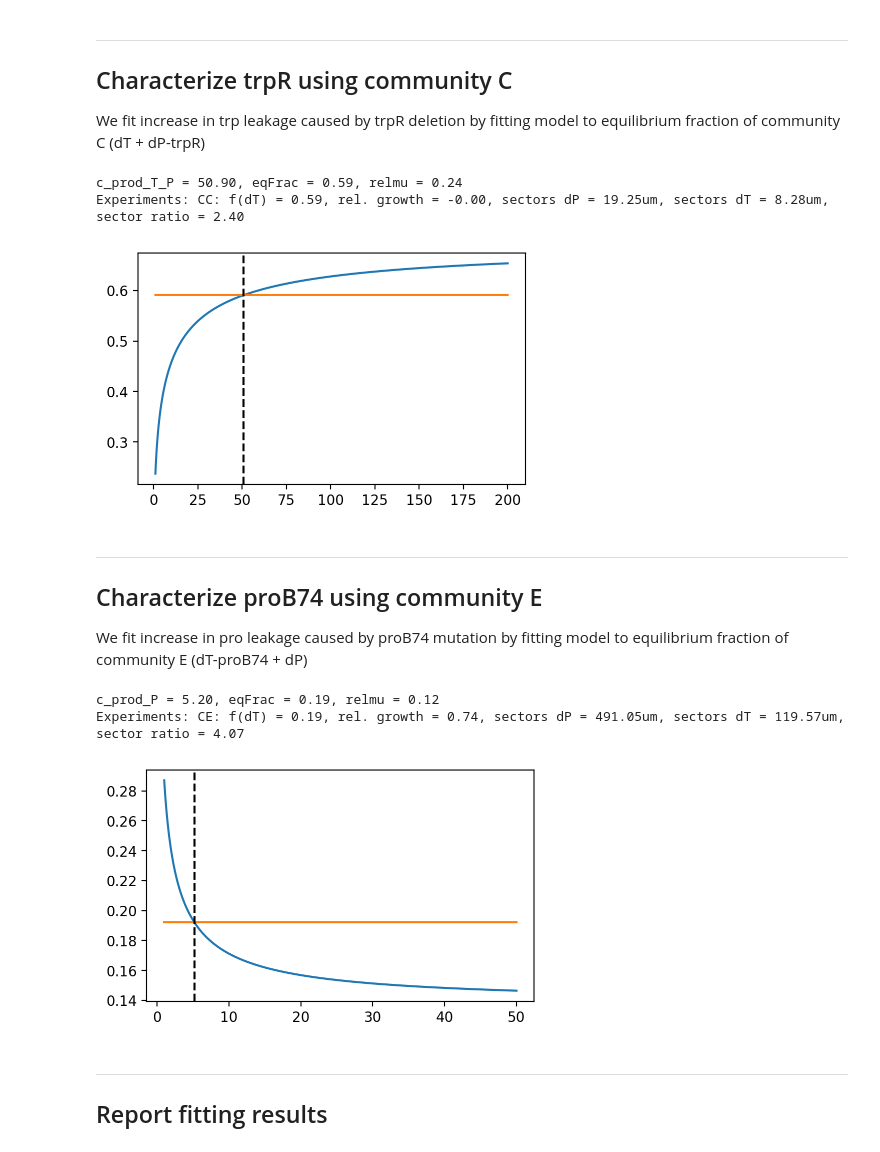
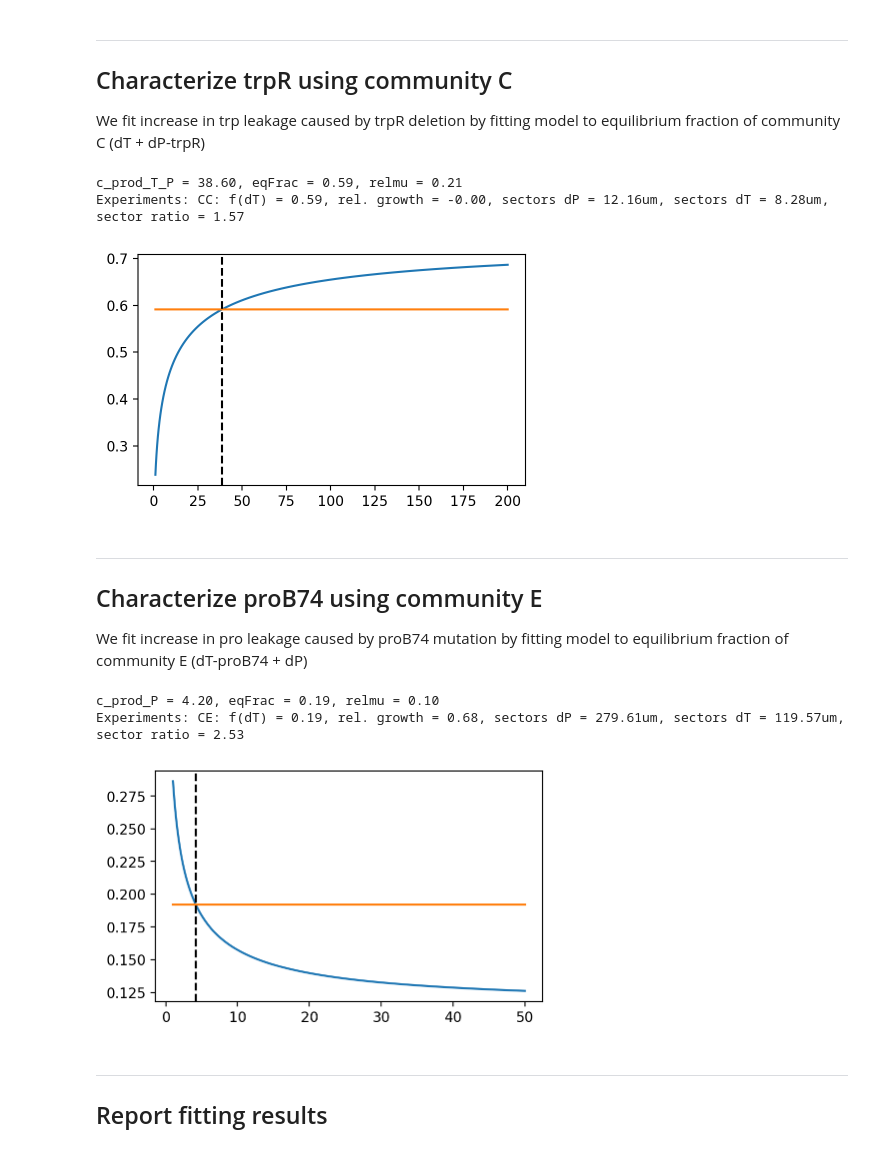
Before and after one commit to simonvanvliet/AuxotrophRangeExpansionModel, a Jupyter notebook: fit_parameters_range_expansion.ipynb, the cells around one changed output. Cells and saved outputs as stored; diff of their text form; code cells hidden in the pictures.

```diff
--- a/fit_parameters_range_expansion.ipynb
+++ b/fit_parameters_range_expansion.ipynb
@@ -64,11 +68,7 @@ df_mean.head(n=9)
 def report_data(df, condition):
     '''Report data for a given condition'''
     df_sum = df[df['Condition']==condition]
-
-    rel_growth = df_sum["Width"].mean()  / df.loc[df['Condition']=='WT']['Width'].mean()
-    sector_ratio = np.mean(df_sum['dP_patch'] / df_sum['dT_patch'])
-
-    print(f"Experiments: C{condition:s}: f(dT) = {df_sum['Ratio'].mean() :.2f}, rel. growth = {rel_growth:.2f}, sectors dP = {df_sum['dP_patch'].mean() :.2f}um, sectors dT = {df_sum['dT_patch'].mean() :.2f}um, sector ratio = {sector_ratio:.2f}")
+    print(f"Experiments: C{condition:s}: f(dT) = {df_sum['Ratio'].mean():.2f}, rel. growth = {df_sum['rel_growth'].mean():.2f}, sectors dP = {df_sum['dP_patch'].mean():.2f}um, sectors dT = {df_sum['dT_patch'].mean():.2f}um, sector ratio = {df_sum['rel_range'].mean():.2f}")
     return None
 
 def fit_1D(x, y_data, y_model):
@@ -151,13 +151,14 @@ xmat, ymat = np.meshgrid(lPro, lTrp)
 
 #fit leakage parameters to equilibrium and relative growth data
 eq_data = df_mean.loc[df_mean['Condition']=='A']['Ratio'].values[0]
-growth_data = df_mean.loc[df_mean['Condition']=='A']['Width'].values[0] / df_mean.loc[df_mean['Condition']=='WT']['Width'].values[0]
+growth_data = df_mean.loc[df_mean['Condition']=='A']['Width'].values[0] / df_mean.loc[df_mean['Condition']=='AA']['Width'].values[0]
 
 #fit community
-community_A0 = community(ndim=3, lPro=10**xmat, lTrp=10**ymat,
+community_A0 = community(ndim=3,
                          mu_WT=growth_rates['WT'],
                          mu_dT=growth_rates['dT'],
-                         mu_dP=growth_rates['dP'])
+                         mu_dP=growth_rates['dP'],
+                         lPro=10**xmat, lTrp=10**ymat)
 
 xfit, yfit = fit_2D(lPro, lTrp, community_A0.eq, community_A0.rel_growth_wt, eq_data, growth_data)
 lPro_fit = 10**xfit
@@ -169,7 +170,8 @@ fit_pars['lTrp'] = lTrp_fit
 #report fit parameters
 print(f"Pro leakage = {lPro_fit:.3g} (original = {def_com.lPro:.3g}), Trp leakage = {lTrp_fit:.3g} (original = {def_com.lTrp:.3g})")
 
-community_A0_fit = community(ndim=3,  mu_WT=growth_rates['WT'],
+community_A0_fit = community(ndim=3,
+                             mu_WT=growth_rates['WT'],
                              mu_dT=growth_rates['dT'],
                              mu_dP=growth_rates['dP'],
                              lPro=fit_pars['lPro'],
@@ -179,5 +181,5 @@ print('\nModel predictions for community A, fit leakage:')
 community_A0_fit.report_properties()
 
 print('\nExperimental measurements of community A:')
-report_data(df, 'A')
+report_data(df_mean, 'A')
 # %% [output]
@@ -203,12 +205,13 @@ We fit increase in pro uptake caused by putP over expression by fitting model to
 #community B
 c_up_P = np.arange(1,300.1,0.1)
 
-community_B0 = community(ndim=3, lPro=fit_pars['lPro'],
-                         lTrp=fit_pars['lTrp'],
+community_B0 = community(ndim=3,
                          mu_WT=growth_rates['WT'],
                          mu_dT=growth_rates['dT'],
                          mu_dP=growth_rates['dP_proUp'],
-                         c_up_P=c_up_P)
+                         c_up_P=c_up_P,
+                         lPro=fit_pars['lPro'],
+                         lTrp=fit_pars['lTrp'])
 
 y0 = community_B0.rangeP / community_B0.rangeT
 
@@ -220,5 +223,5 @@ fit_pars['c_up_P'] = c_up_fit
 
 #report fit parameters
 print(f"c_up_P = {c_up_fit:.2f}, eqFrac = {community_B0.eq[idx0]:.2f}, sec_dP = {community_B0.rangeP[idx0]:.2f}, sec_dT = {community_B0.rangeP[idx0]/community_B0.rangeT:.2f}")
-report_data(df, 'B')
+report_data(df_mean, 'B')
 # %% [output]
@@ -283,11 +286,11 @@ fit_pars['c_prod_T'] = c_prod_T_fit
 
 #report fit parameters
 print(f"c_prod_T_P = {c_prod_T_fit:.2f}, eqFrac = {community_C0.eq[idx0]:.2f}, relmu = {community_C0.rel_growth_wt[idx0]:.2f}")
-report_data(df, 'C')
+report_data(df_mean, 'C')
 # %% [output]
-c_prod_T_P = 50.90, eqFrac = 0.59, relmu = 0.24
-Experiments: CC: f(dT) = 0.59, rel. growth = -0.00, sectors dP = 19.25um, sectors dT = 8.28um, sector ratio = 2.40
+c_prod_T_P = 38.60, eqFrac = 0.59, relmu = 0.21
+Experiments: CC: f(dT) = 0.59, rel. growth = -0.00, sectors dP = 12.16um, sectors dT = 8.28um, sector ratio = 1.57
-[figure, old version]
+[figure, new version]
 # %% [markdown]
 ----
 
@@ -297,26 +300,27 @@ We fit increase in pro leakage caused by proB74 mutation by fitting model to equ
 # %%
 #get measured value
 eq_data = df_mean.loc[df_mean['Condition']=='E']['Ratio'].values[0]
 
 #ft equilibrium fraction community E
 c_prod_P = np.arange(1,50.1,0.1)
-community_E0 = community(ndim=3, lPro=fit_pars['lPro'],
-                         lTrp=fit_pars['lTrp'],
+community_E0 = community(ndim=3,
                          mu_WT=growth_rates['WT'],
                          mu_dT=growth_rates['dT_proOP'],
                          mu_dP=growth_rates['dP'],
-                         c_prod_P=c_prod_P)
+                         c_prod_P=c_prod_P,
+                         lPro=fit_pars['lPro'],
+                         lTrp=fit_pars['lTrp'])
 
 c_prod_P_fit, idx0 = fit_1D(c_prod_P, eq_data, community_E0.eq)
 fit_pars['c_prod_P'] = c_prod_P_fit
 
 #report fit parameters
 print(f"c_prod_P = {c_prod_P_fit:.2f}, eqFrac = {community_E0.eq[idx0]:.2f}, relmu = {community_E0.rel_growth_wt[idx0]:.2f}")
-report_data(df, 'E')
+report_data(df_mean, 'E')
 # %% [output]
-c_prod_P = 5.20, eqFrac = 0.19, relmu = 0.12
-Experiments: CE: f(dT) = 0.19, rel. growth = 0.74, sectors dP = 491.05um, sectors dT = 119.57um, sector ratio = 4.07
+c_prod_P = 4.20, eqFrac = 0.19, relmu = 0.10
+Experiments: CE: f(dT) = 0.19, rel. growth = 0.68, sectors dP = 279.61um, sectors dT = 119.57um, sector ratio = 2.53
-[figure, old version]
+[figure, new version]
 # %% [markdown]
 ---
 
```
Also changed, not shown: parts of 9 cells of this notebook, 6 other files.
